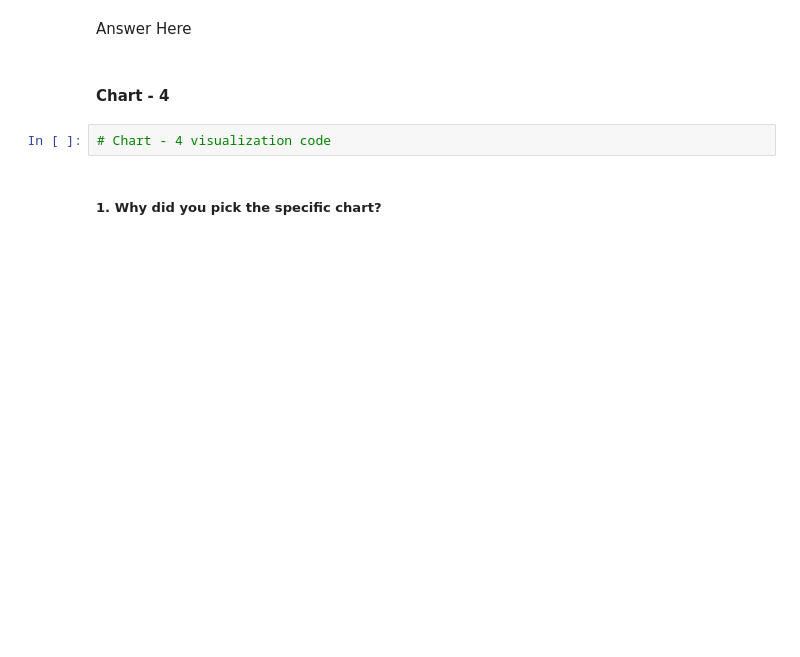
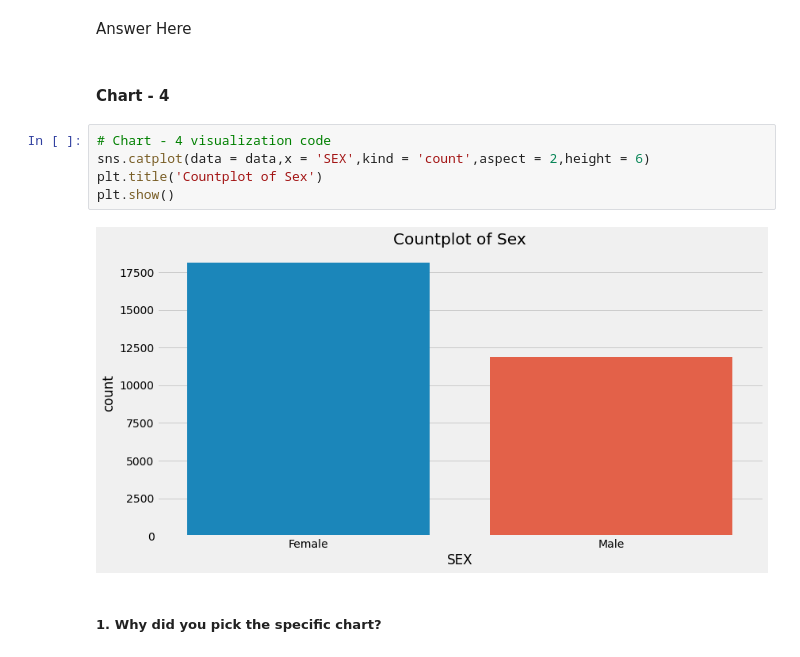
Before and after one commit to thepankaj018/Credit-Card-Default-Prediction, a Jupyter notebook: Credit_Card_Default_Prediction.ipynb, the cells around one changed output. Drawn from its saved outputs; the diff is of its cells as text; blank space fills up the shorter version.

```diff
--- a/Credit_Card_Default_Prediction.ipynb
+++ b/Credit_Card_Default_Prediction.ipynb
@@ -341,8 +400,13 @@ Are there any insights that lead to negative growth? Justify with specific reaso
 Answer Here
 # %% [markdown]
 #### Chart - 4
-# %%
-# Chart - 4 visualization code
+# %%
+# Chart - 4 visualization code
+sns.catplot(data = data,x = 'SEX',kind = 'count',aspect = 2,height = 6)
+plt.title('Countplot of Sex')
+plt.show()
+# %% [output]
+[figure, added]
 # %% [markdown]
 ##### 1. Why did you pick the specific chart?
 # %% [markdown]
```
Also changed, not shown: parts of 23 cells of this notebook.
